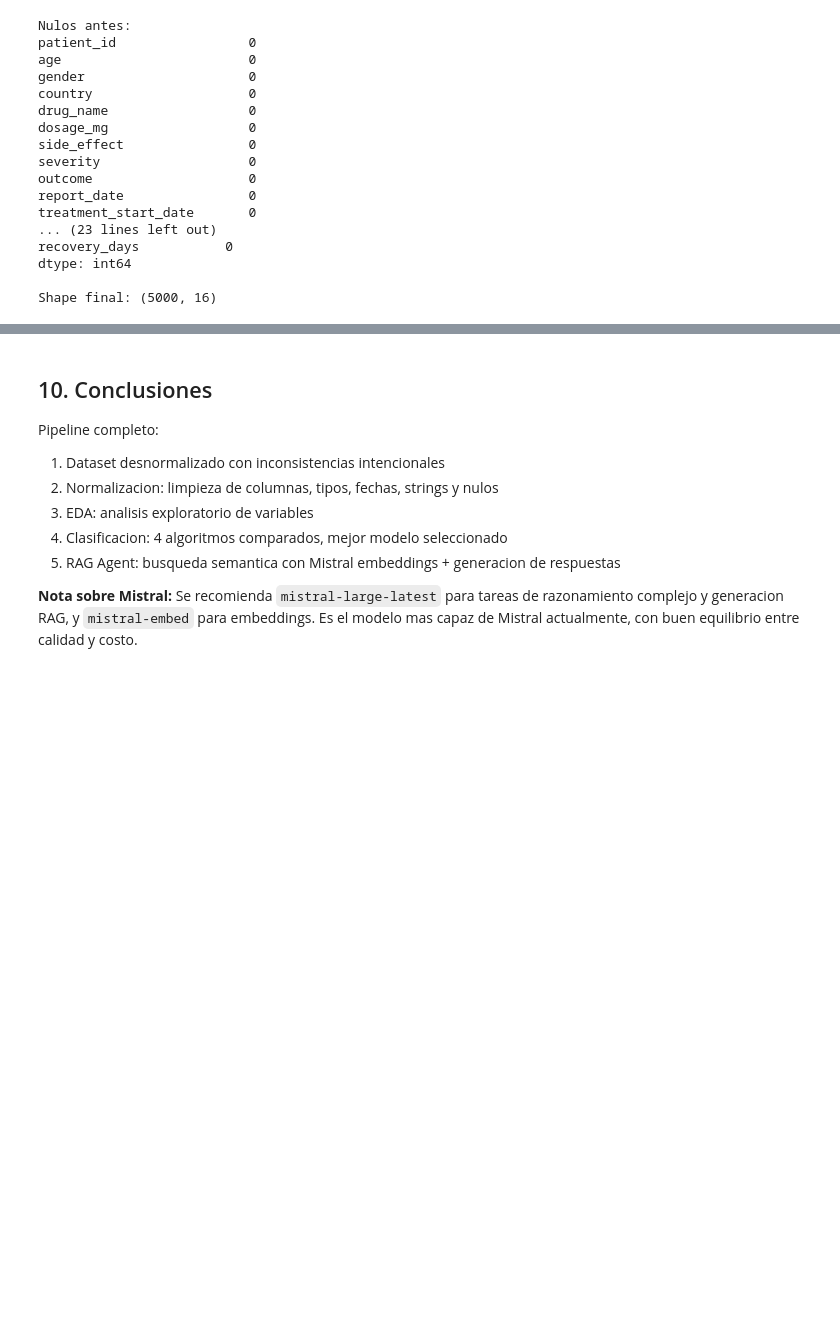
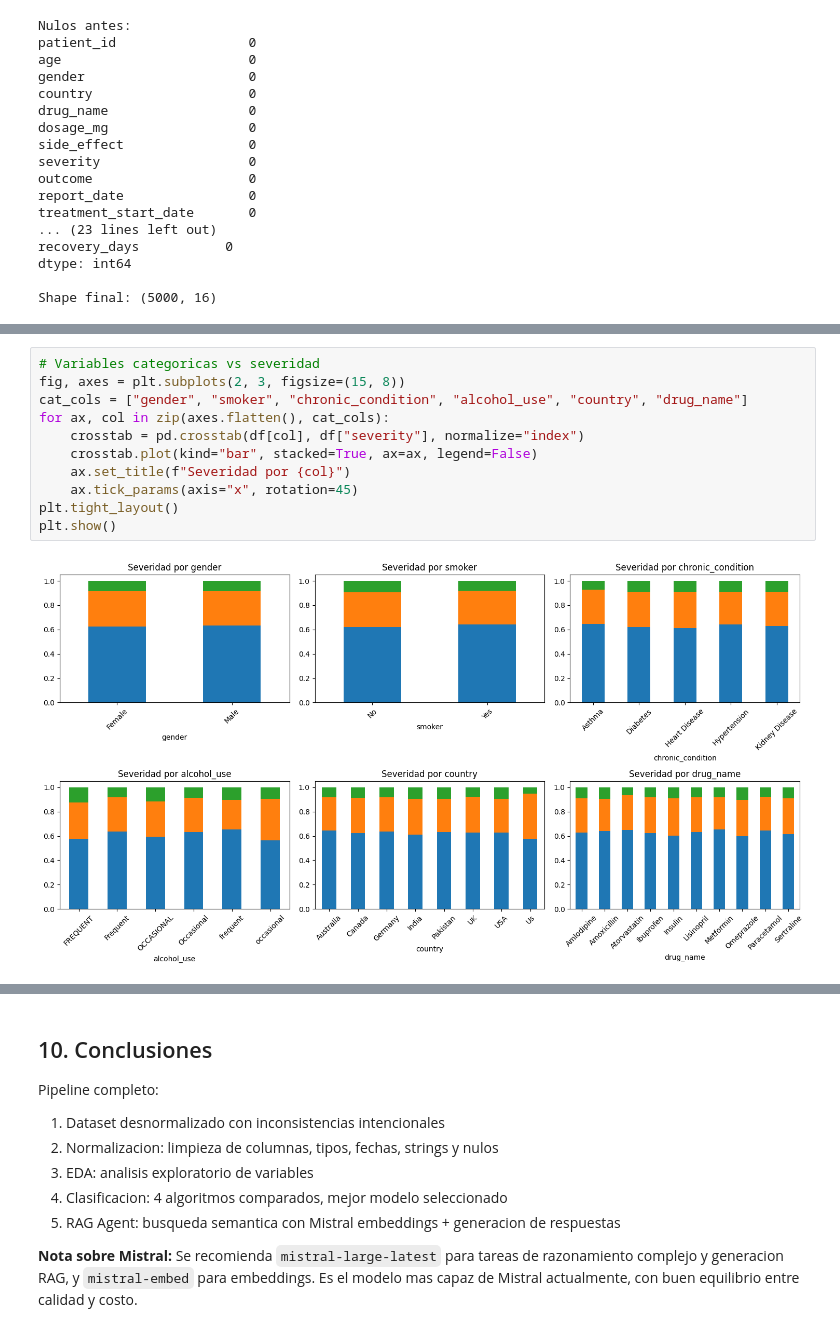
Before and after one commit to gabriell-e/agente_ventas_langchain_mistral, a Jupyter notebook: Drug_Side_Effects_Classification.ipynb, the cells around one changed output, grey strips where cells are left out. Drawn from its saved outputs; the diff is of its cells as text; blank space fills up the shorter version.

```diff
--- a/Drug_Side_Effects_Classification.ipynb
+++ b/Drug_Side_Effects_Classification.ipynb
@@ -328,0 +383,13 @@ Shape final: (5000, 16)
+# %%
+# Variables categoricas vs severidad
+fig, axes = plt.subplots(2, 3, figsize=(15, 8))
+cat_cols = ["gender", "smoker", "chronic_condition", "alcohol_use", "country", "drug_name"]
+for ax, col in zip(axes.flatten(), cat_cols):
+    crosstab = pd.crosstab(df[col], df["severity"], normalize="index")
+    crosstab.plot(kind="bar", stacked=True, ax=ax, legend=False)
+    ax.set_title(f"Severidad por {col}")
+    ax.tick_params(axis="x", rotation=45)
+plt.tight_layout()
+plt.show()
+# %% [output]
+[figure, added]
```
Also changed, not shown: parts of 19 cells of this notebook.
